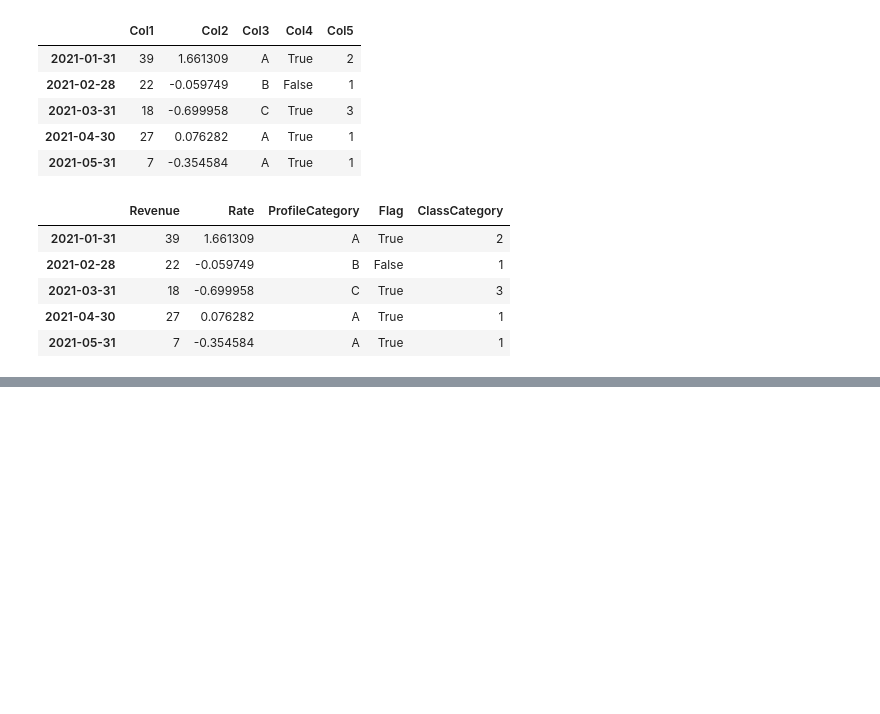
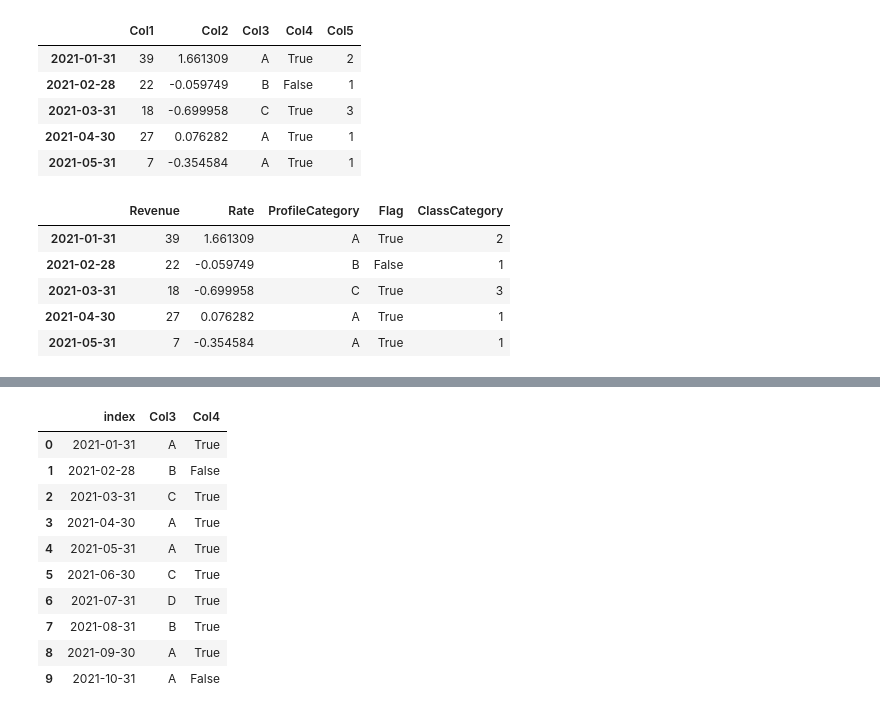
Before and after one commit to muhtar1muhtar/practice-area, a Jupyter notebook: topic-panda/test-pd8.ipynb, the cells around one changed output, grey strips where cells are left out. Saved outputs shown, nothing was run; the diff lists cells and outputs as text; code cells hidden in the pictures; blank space fills up the shorter version.

```diff
--- a/topic-panda/test-pd8.ipynb
+++ b/topic-panda/test-pd8.ipynb
@@ -57,0 +185,14 @@ df_example.head()
+# %%
+df1.select_dtypes(exclude='number')
+# %% [output]
+|  | index | Col3 | Col4 |
+| 0 | 2021-01-31 | A | True |
+| 1 | 2021-02-28 | B | False |
+| 2 | 2021-03-31 | C | True |
+| 3 | 2021-04-30 | A | True |
+| 4 | 2021-05-31 | A | True |
+| 5 | 2021-06-30 | C | True |
+| 6 | 2021-07-31 | D | True |
+| 7 | 2021-08-31 | B | True |
+| 8 | 2021-09-30 | A | True |
+| 9 | 2021-10-31 | A | False |
```
Also changed, not shown: parts of 11 cells of this notebook.
